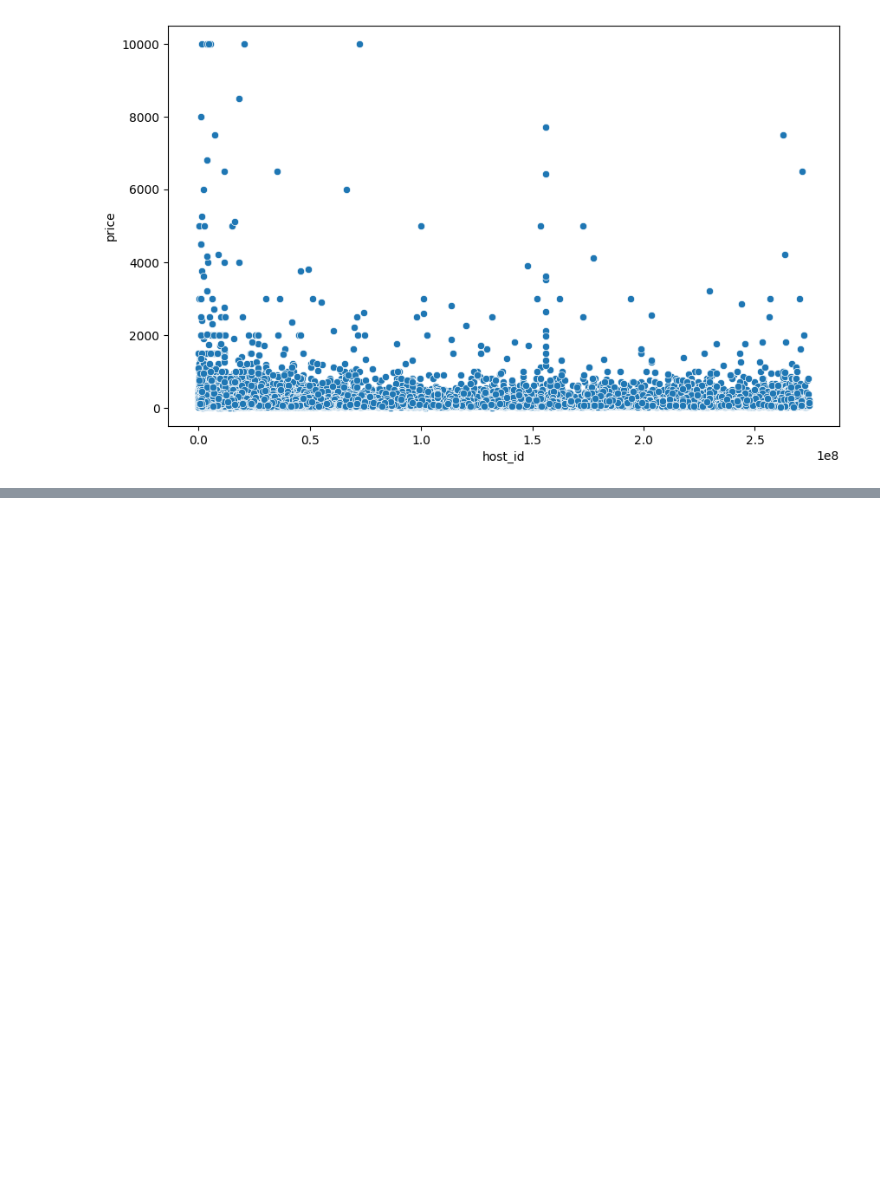
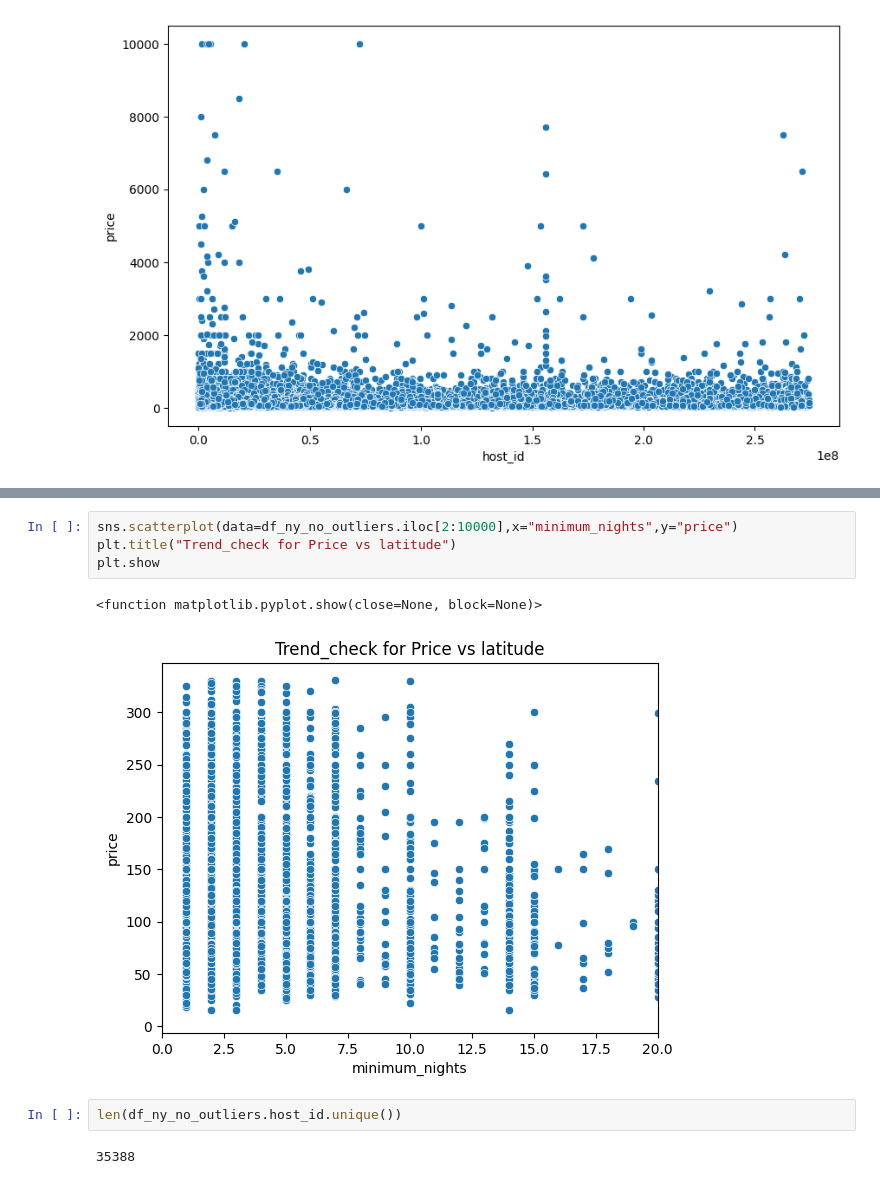
Before and after one commit to Ayomide906/test, a Jupyter notebook: Data_analysis_pandas/maths_stats.ipynb, the cells around one changed output, grey strips where cells are left out. Drawn from its saved outputs; the diff is of its cells as text; blank space fills up the shorter version.

```diff
--- a/Data_analysis_pandas/maths_stats.ipynb
+++ b/Data_analysis_pandas/maths_stats.ipynb
@@ -100,0 +128,11 @@ plt.xlim(0,3500)
+# %%
+sns.scatterplot(data=df_ny_no_outliers.iloc[2:10000],x="minimum_nights",y="price")
+plt.title("Trend_check for Price vs latitude")
+plt.show
+# %% [output]
+<function matplotlib.pyplot.show(close=None, block=None)>
+[figure, added]
+# %%
+len(df_ny_no_outliers.host_id.unique())
+# %% [output]
+35388
```
Also changed, not shown: parts of 5 cells of this notebook.
